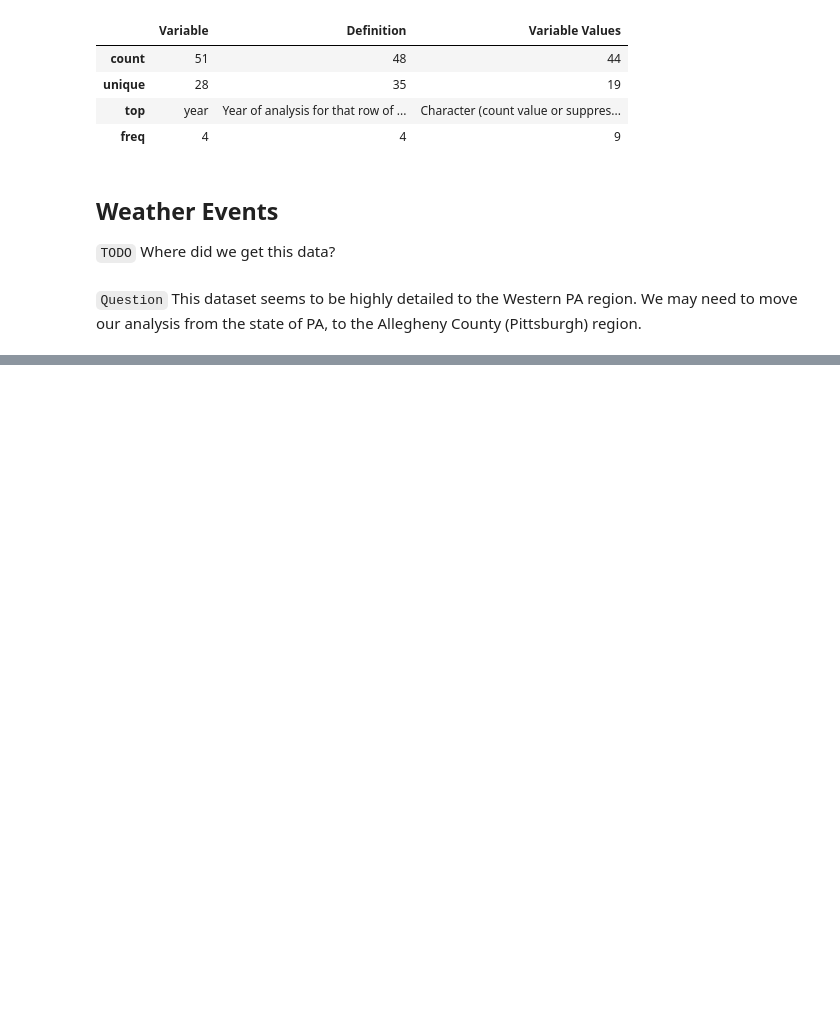
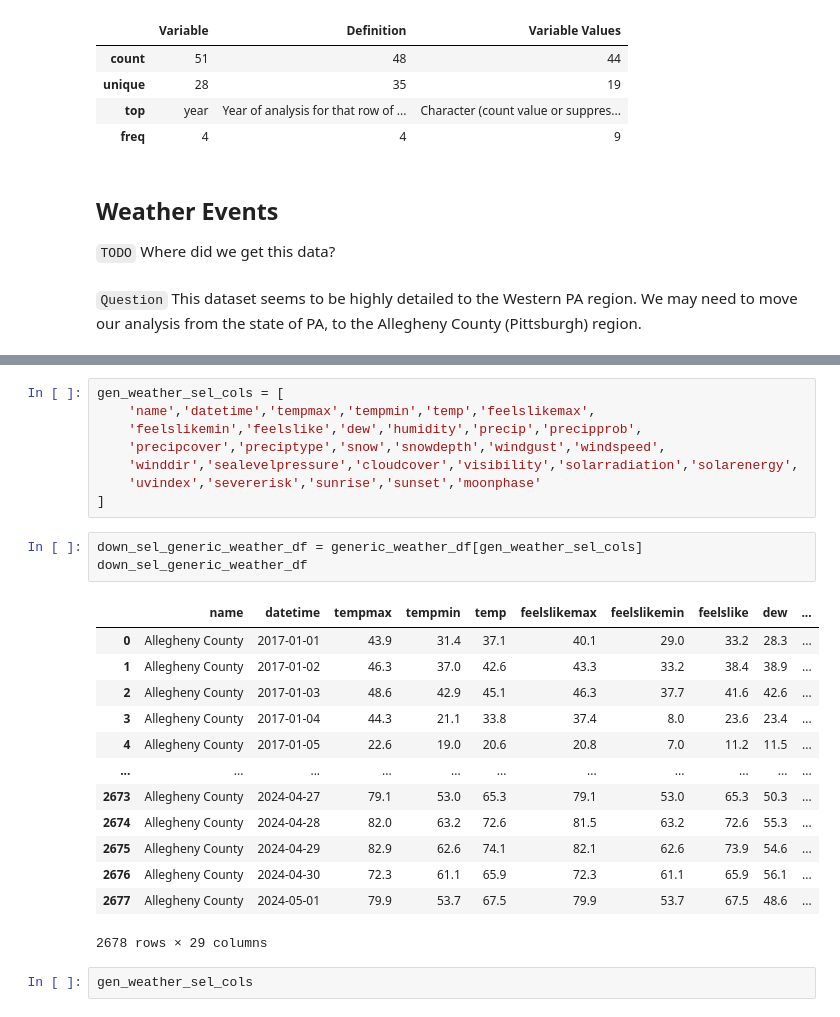
Before and after one commit to BBotzer/DAAN881_Team1, a Jupyter notebook: opioid_analytics/notebooks/data_processing_bb.ipynb, the cells around one changed output, grey strips where cells are left out. Saved outputs shown, nothing was run; the diff lists cells and outputs as text; blank space fills up the shorter version.

```diff
--- a/opioid_analytics/notebooks/data_processing_bb.ipynb
+++ b/opioid_analytics/notebooks/data_processing_bb.ipynb
@@ -207,0 +247,27 @@ weather_df.describe()
+# %%
+gen_weather_sel_cols = [
+    'name','datetime','tempmax','tempmin','temp','feelslikemax',
+    'feelslikemin','feelslike','dew','humidity','precip','precipprob',
+    'precipcover','preciptype','snow','snowdepth','windgust','windspeed',
+    'winddir','sealevelpressure','cloudcover','visibility','solarradiation','solarenergy',
+    'uvindex','severerisk','sunrise','sunset','moonphase'
+]
+# %%
+down_sel_generic_weather_df = generic_weather_df[gen_weather_sel_cols]
+down_sel_generic_weather_df
+# %% [output]
+|  | name | datetime | tempmax | tempmin | temp | feelslikemax | feelslikemin | feelslike | dew | ... |
+| 0 | Allegheny County | 2017-01-01 | 43.9 | 31.4 | 37.1 | 40.1 | 29.0 | 33.2 | 28.3 | ... |
+| 1 | Allegheny County | 2017-01-02 | 46.3 | 37.0 | 42.6 | 43.3 | 33.2 | 38.4 | 38.9 | ... |
+| 2 | Allegheny County | 2017-01-03 | 48.6 | 42.9 | 45.1 | 46.3 | 37.7 | 41.6 | 42.6 | ... |
+| 3 | Allegheny County | 2017-01-04 | 44.3 | 21.1 | 33.8 | 37.4 | 8.0 | 23.6 | 23.4 | ... |
+| 4 | Allegheny County | 2017-01-05 | 22.6 | 19.0 | 20.6 | 20.8 | 7.0 | 11.2 | 11.5 | ... |
+| ... | ... | ... | ... | ... | ... | ... | ... | ... | ... | ... |
+| 2673 | Allegheny County | 2024-04-27 | 79.1 | 53.0 | 65.3 | 79.1 | 53.0 | 65.3 | 50.3 | ... |
+| 2674 | Allegheny County | 2024-04-28 | 82.0 | 63.2 | 72.6 | 81.5 | 63.2 | 72.6 | 55.3 | ... |
+| 2675 | Allegheny County | 2024-04-29 | 82.9 | 62.6 | 74.1 | 82.1 | 62.6 | 73.9 | 54.6 | ... |
+| 2676 | Allegheny County | 2024-04-30 | 72.3 | 61.1 | 65.9 | 72.3 | 61.1 | 65.9 | 56.1 | ... |
+| 2677 | Allegheny County | 2024-05-01 | 79.9 | 53.7 | 67.5 | 79.9 | 53.7 | 67.5 | 48.6 | ... |
+2678 rows × 29 columns
+# %%
+gen_weather_sel_cols
```
Also changed, not shown: parts of 33 cells of this notebook.
